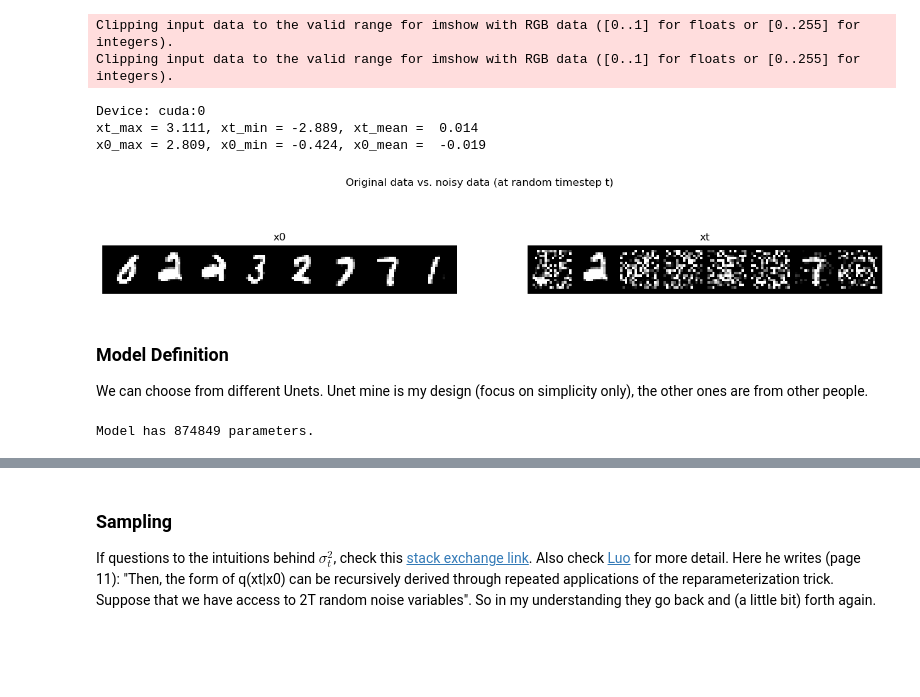
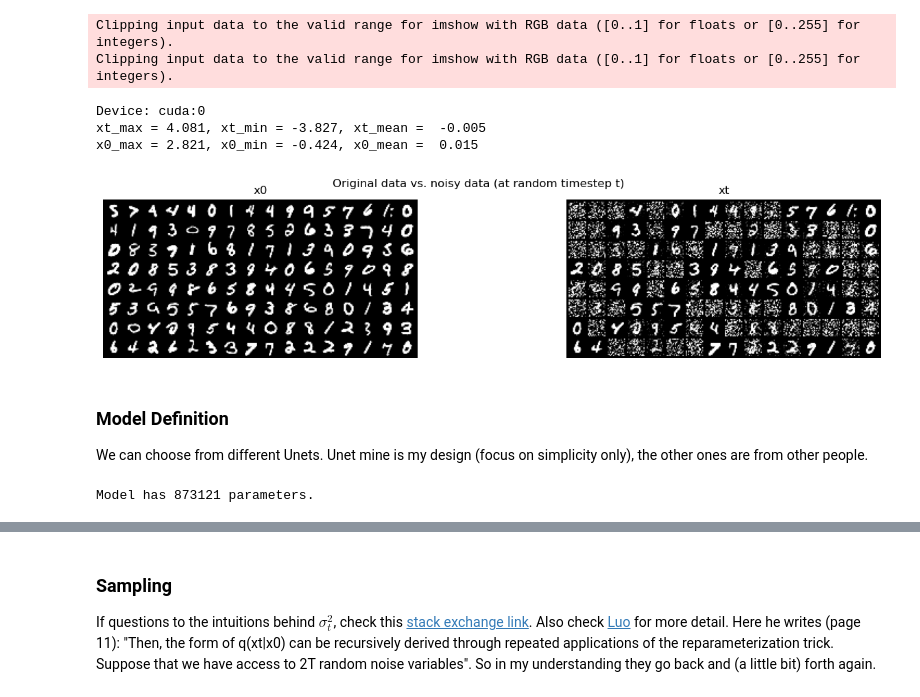
Before and after one commit to goettlich/-Deep-Learning, a Jupyter notebook: DDPM/train_ddpm.ipynb, the cells around one changed output, grey strips where cells are left out. Drawn from its saved outputs; the diff is of its cells as text; code cells hidden in the pictures; blank space fills up the shorter version.

Commit message:
ddpm problem of batch size solved (instance norm)

```diff
--- a/DDPM/train_ddpm.ipynb
+++ b/DDPM/train_ddpm.ipynb
@@ -12,11 +12,12 @@ import torchvision.transforms as transforms
 import matplotlib.pyplot as plt
 from torchvision.utils import make_grid
 
-BATCH_SIZE    = 8 # Matters alot! Small model, small problem --> small batchsize!
+BATCH_SIZE    = 128 # Matters alot! Small model, small problem --> small batchsize!
 IMG_SIZE      = 16
 INITIAL_LAYER = 32 # Matters alot! 32 okay, 48 failed, 64 best
 LEARNING_RATE = 2e-4 # shouldnt matter too much as using RAdam/AdamW
 SCHEDULE      = "cosine" # matters alot!
+# NOTE: MOST CRUCIAL: Batch norm --> mode collapse, Instance norm () --> perfectly working, even on small batch size.
 # Using upscale instead of convetranspose matters!
 # Minimal latent dimension matters! (in unet_mine)
 
@@ -74,36 +75,36 @@ def cosine_beta_schedule(T, s=0.008):
     beta_schedule = torch.clip(betas, 0.0001, 0.9999)
     alpha_schedule = 1-beta_schedule
     return beta_schedule, alpha_schedule, alphas_cumprod[1:]
 
 # Crucially better performance against linear
 beta_schedule, alpha_schedule, alpha_cumprod = cosine_beta_schedule(T) if SCHEDULE == "cosine" else linear_schedule(T)
 
 def preprocess(x0):
 
     # Noise creation equivalent to DDPMs
     t = torch.randint(low=0, high=T, size=(x0.shape[0],))
     noise = torch.randn_like(x0)
     alpha = alpha_cumprod[t]
     xt = x0.clone()
     for j in range(xt.shape[0]):
         xt[j] = torch.sqrt(alpha[j]) * xt[j] + (1-alpha[j]) * noise[j] # in terms of x0
 
     return xt,t,noise, alpha
 
 (x0, label) = next(iter(train_dataloader))
 xt,t,noise,alpha = preprocess(x0)
 
 print(f"xt_max = {xt.max():.3f}, xt_min = {xt.min():.3f}, xt_mean =  {xt.mean():.3f}")
 print(f"x0_max = {x0.max():.3f}, x0_min = {x0.min():.3f}, x0_mean =  {x0.mean():.3f}")
 
 plot_noisy_pair(x0, xt)
 # %% [output]
 Clipping input data to the valid range for imshow with RGB data ([0..1] for floats or [0..255] for integers).
 Clipping input data to the valid range for imshow with RGB data ([0..1] for floats or [0..255] for integers).
 Device: cuda:0
-xt_max = 3.111, xt_min = -2.889, xt_mean =  0.014
-x0_max = 2.809, x0_min = -0.424, x0_mean =  -0.019
+xt_max = 4.081, xt_min = -3.827, xt_mean =  -0.005
+x0_max = 2.821, x0_min = -0.424, x0_mean =  0.015
-[figure, old version]
+[figure, new version]
 # %% [markdown]
 ### Model Definition
 
@@ -138,7 +139,7 @@ out_sample = model(xt,t)
 
 print(f"Model has {sum(p.numel() for p in model.parameters())} parameters.")
 # %% [output]
-Model has 874849 parameters.
+Model has 873121 parameters.
 # %%
 optimizer = torch.optim.AdamW(model.parameters(), lr=LEARNING_RATE)
 mse = torch.nn.MSELoss()
```
Also changed, not shown: parts of 3 cells of this notebook, 4 other files.
